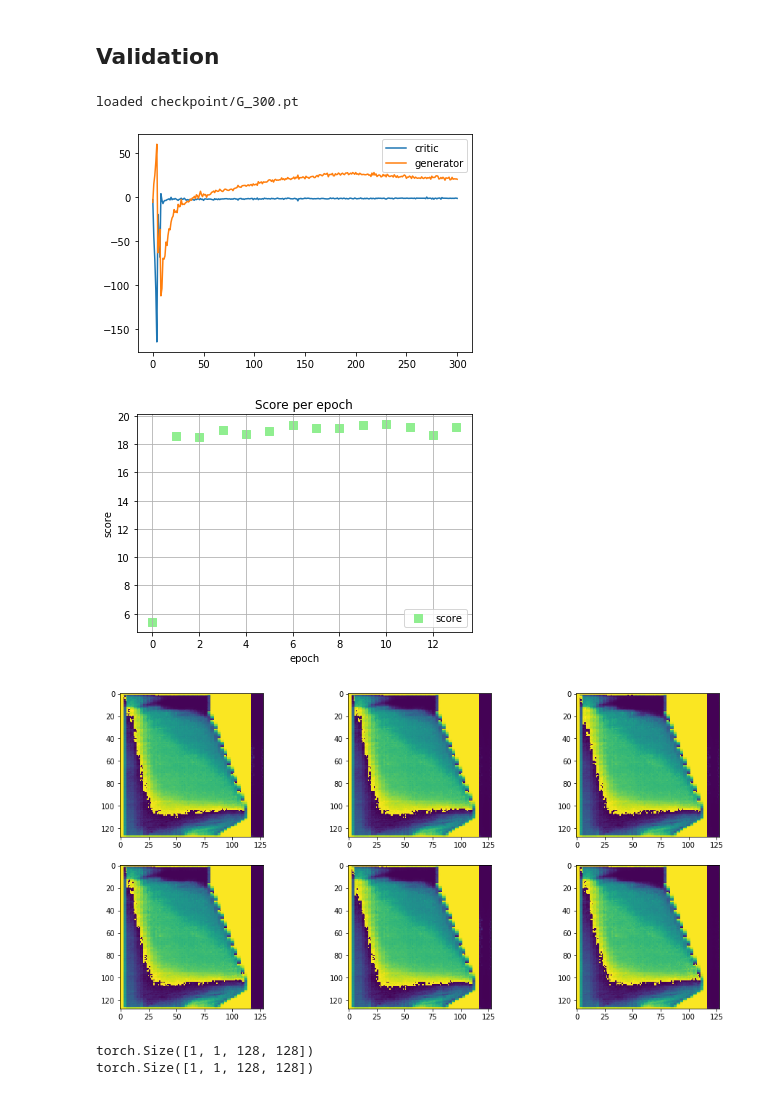
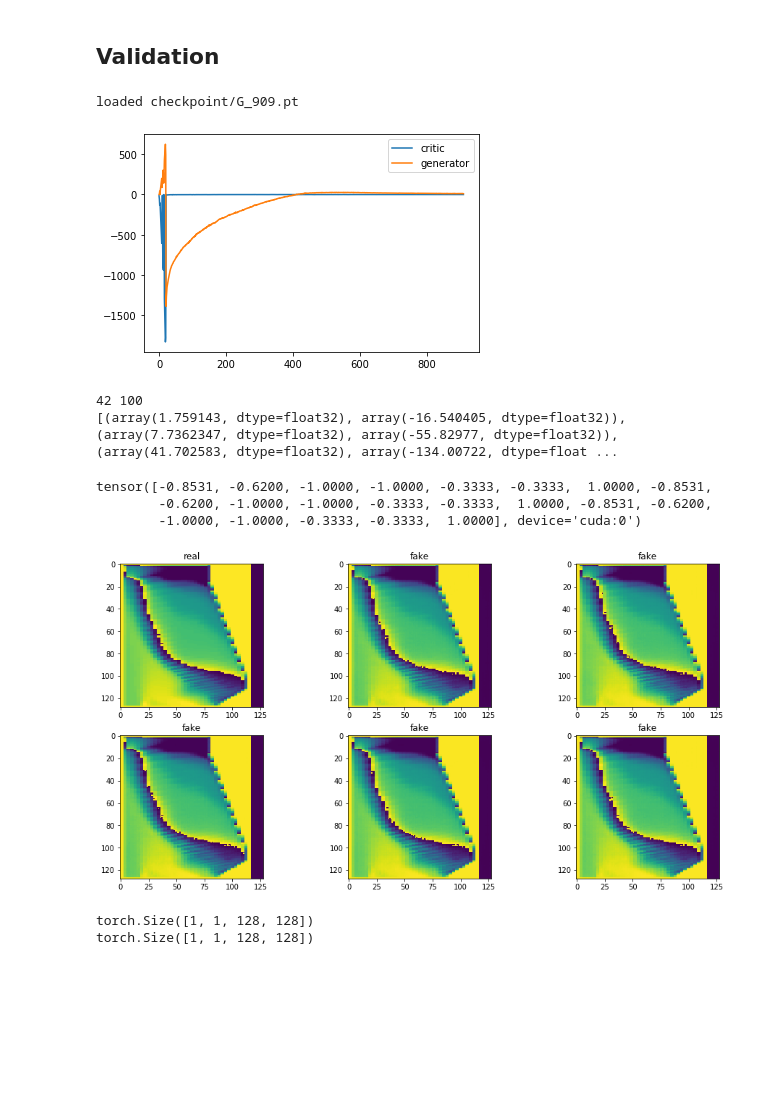
Before and after one commit to JoeyShapiro/blast-furnace-cgan, a Jupyter notebook: cgan.ipynb, the cells around one changed output. Cells and saved outputs as stored; diff of their text form; code cells hidden in the pictures; blank space fills up the shorter version.

```diff
--- a/cgan.ipynb
+++ b/cgan.ipynb
@@ -449,7 +449,9 @@ cuda
 # %%
 # convert the dataset into a train / test split
 # TODO i dont think test is used
-train_dataset, test_dataset = torch.utils.data.random_split(dataset, [0.85, 0.15])
+# need to keep the split for each new run, to continue the epochs and same data
+# TODO keep this, nicer, or use seed as file label
+train_dataset, test_dataset = torch.utils.data.random_split(dataset, [0.85, 0.15], generator=torch.Generator().manual_seed(42))
 
 # define the dataloader
 dl_train = DataLoader(train_dataset, batch_size=batch_size, shuffle=True)
@@ -854,36 +874,54 @@ losses = torch.load(last_checkpoint('l_'))
 plot_GAN_losses(losses)
 
 metrics = torch.load(last_checkpoint('m_'))
-plot_metric_per_epoch(metrics)
+# plot_metric_per_epoch(metrics)
+
+fake = torch.load(last_checkpoint('f_'))
+print(len(fake), len(fake[0]))
+print(metrics)
 # %% [output]
-loaded checkpoint/G_300.pt
+loaded checkpoint/G_909.pt
-[figure, old version]
+[figure, new version]
-[figure, removed]
+42 100
+[(array(1.759143, dtype=float32), array(-16.540405, dtype=float32)), (array(7.7362347, dtype=float32), array(-55.82977, dtype=float32)), (array(41.702583, dtype=float32), array(-134.00722, dtype=float ...
 # %%
 f, axarr = plt.subplots(2,3, figsize=(16,8))
 
+test = [ x for x in dl_test ]
+real = torch.Tensor(test[0][0]).to(device).reshape(1, -1, pixels, pixels)
+
+labels = torch.Tensor(test[0][1]).repeat(1, 3).to(device)
+
+print(labels[0])
 for i in range(2):
     for j in range(3):
-        rand = random_G_vector_input().unsqueeze(0)
+        if i == 0 and j == 0:
+            img = real[0].detach().cpu().numpy()
+        else:
+            rand = random_G_vector_input().unsqueeze(0)
 
-        label = dataset[0][1].to(device).unsqueeze(0).repeat(1, 3)
-        noise = torch.cat( (rand, label) , dim=1)
-        fake = G_model.forward( noise ).cpu()
-        img = fake.squeeze(0).detach().numpy()
+            label = labels[0].to(device).unsqueeze(0)
+            noise = torch.cat( (rand, label) , dim=1)
+            fake = G_model.forward( noise ).cpu()
+            img = fake.squeeze(0).detach().numpy()
 
-        # print(img.shape)
-        # convert img to pil
-        # img = img.reshape(-1)[:-4].reshape(-1, channels, 140, 39*3)
-        img = img.reshape(-1).reshape(-1, pixels, pixels)
-        # img = F.interpolate(torch.Tensor(img), size=(140, 39), mode='nearest').squeeze(0).numpy()
+            # print(img.shape)
+            # convert img to pil
+            # img = img.reshape(-1)[:-4].reshape(-1, channels, 140, 39*3)
+            img = img.reshape(-1).reshape(-1, pixels, pixels)
+            # img = F.interpolate(torch.Tensor(img), size=(140, 39), mode='nearest').squeeze(0).numpy()
         img = Image.fromarray((img * 255).astype(np.uint8)[0], mode='L')
         # display the image
         # plt.imshow(img)
+        axarr[i,j].set_title("real" if i == 0 and j == 0 else "fake")
         axarr[i,j].imshow(img)#, interpolation='none', cmap='Blues'
 
         # TODO print comparison
 # %% [output]
+tensor([-0.8531, -0.6200, -1.0000, -1.0000, -0.3333, -0.3333,  1.0000, -0.8531,
+        -0.6200, -1.0000, -1.0000, -0.3333, -0.3333,  1.0000, -0.8531, -0.6200,
+        -1.0000, -1.0000, -0.3333, -0.3333,  1.0000], device='cuda:0')
-[figure, old version]
+[figure, new version]
 # %%
 
 from torcheval.metrics import FrechetInceptionDistance, PeakSignalNoiseRatio
```
Also changed, not shown: parts of 5 cells of this notebook.
